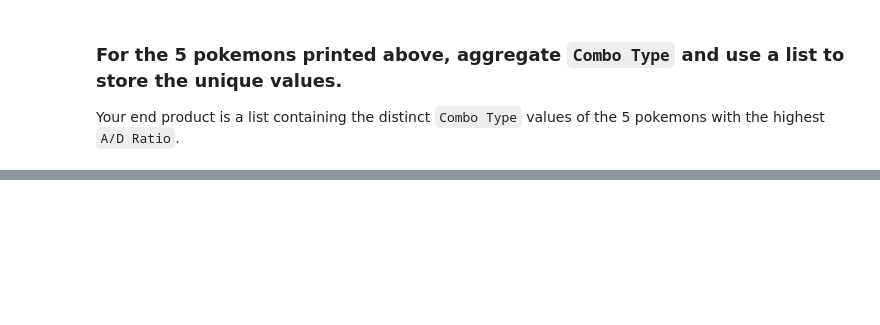
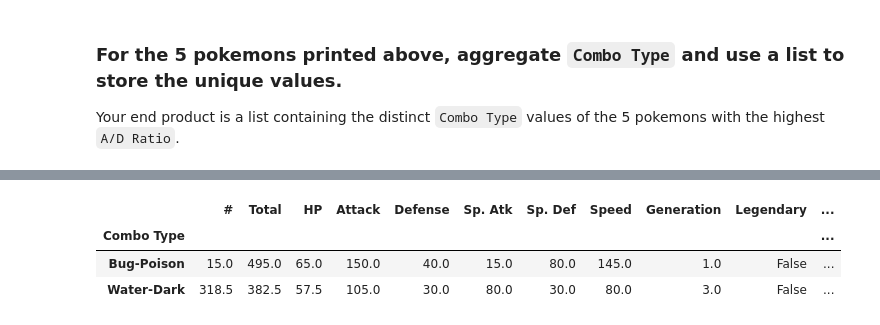
Before and after one commit to ta-datapt-bcn/lab-df-calculation-and-transformation, a Jupyter notebook: your-code/challenge-1.ipynb, the cells around one changed output, grey strips where cells are left out. Drawn from its saved outputs; the diff is of its cells as text; code cells hidden in the pictures; blank space fills up the shorter version.

```diff
--- a/your-code/challenge-1.ipynb
+++ b/your-code/challenge-1.ipynb
@@ -104,3 +225,10 @@ Your output should look like below:
 ![Aggregate](aggregated-mean.png)
 # %%
 # enter your code here
+
+top_5.groupby('Combo Type').mean()
+# %% [output]
+|  | # | Total | HP | Attack | Defense | Sp. Atk | Sp. Def | Speed | Generation | Legendary | ... |
+| Combo Type |  |  |  |  |  |  |  |  |  |  | ... |
+| Bug-Poison | 15.0 | 495.0 | 65.0 | 150.0 | 40.0 | 15.0 | 80.0 | 145.0 | 1.0 | False | ... |
+| Water-Dark | 318.5 | 382.5 | 57.5 | 105.0 | 30.0 | 80.0 | 30.0 | 80.0 | 3.0 | False | ... |
```
Also changed, not shown: parts of 20 cells of this notebook.
